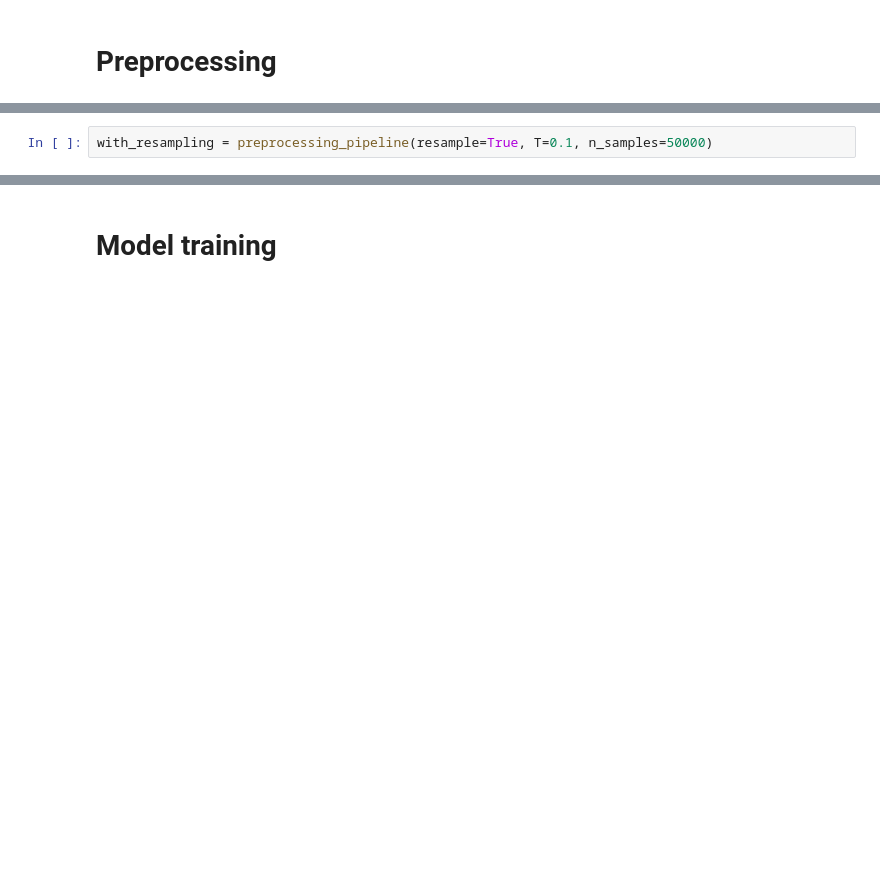
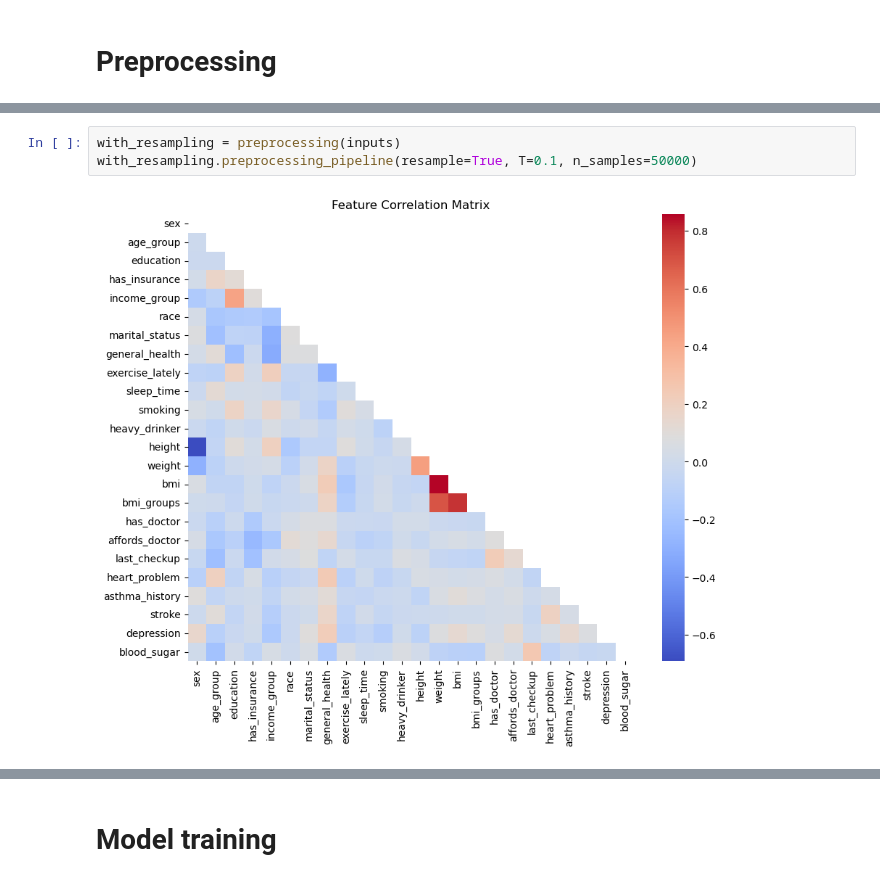
Before and after one commit to AlexMilionis/BioDataProject, a Jupyter notebook: BioAnalysis.ipynb, the cells around one changed output, grey strips where cells are left out. Saved outputs shown, nothing was run; the diff lists cells and outputs as text; blank space fills up the shorter version.

```diff
--- a/BioAnalysis.ipynb
+++ b/BioAnalysis.ipynb
@@ -162,3 +154,6 @@ without_resampling = preprocessing_pipeline(resample=False)
 # %%
-with_resampling = preprocessing_pipeline(resample=True, T=0.1, n_samples=50000)
+with_resampling = preprocessing(inputs)
+with_resampling.preprocessing_pipeline(resample=True, T=0.1, n_samples=50000)
+# %% [output]
+[figure, added]
 # %%
```
Also changed, not shown: parts of 40 cells of this notebook.
